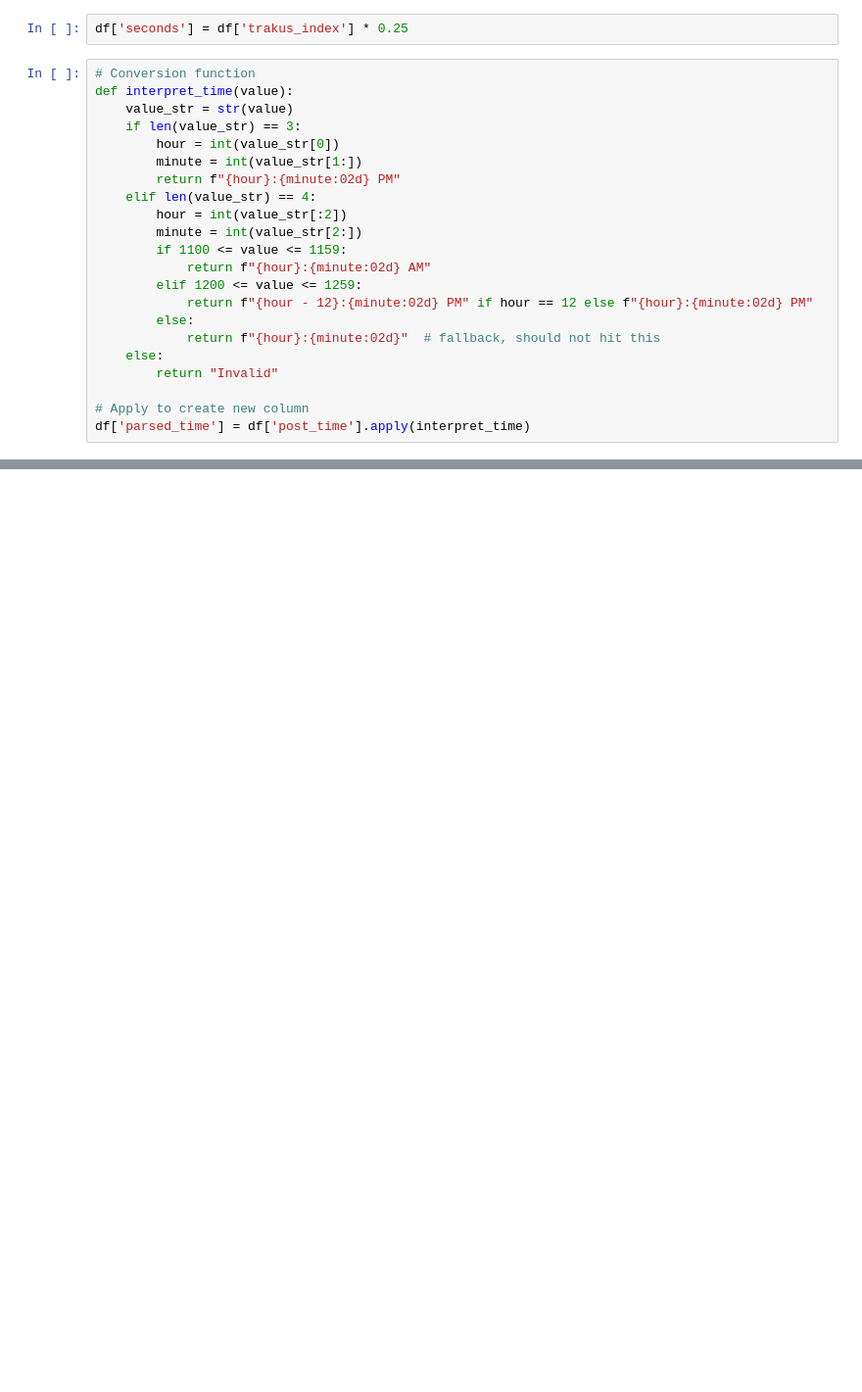
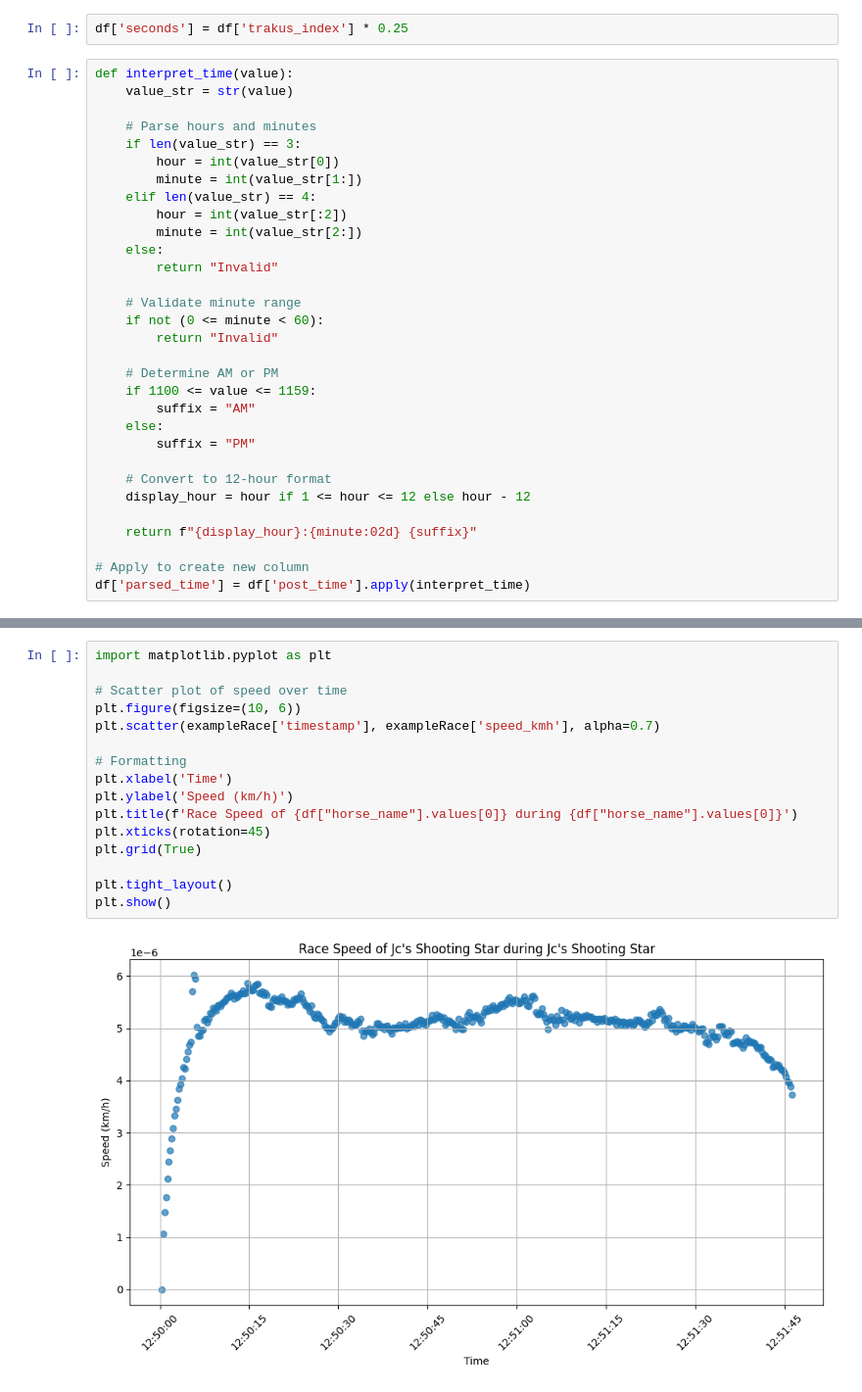
Before and after one commit to sajodajo/HorseRacing, a Jupyter notebook: notebooks/1_EDA_SJ.ipynb, the cells around one changed output, grey strips where cells are left out. Shown: that part at 98% size. Saved outputs shown, nothing was run; the diff lists cells and outputs as text; blank space fills up the shorter version.

```diff
--- a/notebooks/1_EDA_SJ.ipynb
+++ b/notebooks/1_EDA_SJ.ipynb
@@ -208,24 +148,33 @@ Name: rid, dtype: int64
 # %%
 df['seconds'] = df['trakus_index'] * 0.25
 # %%
-# Conversion function
 def interpret_time(value):
     value_str = str(value)
+
+    # Parse hours and minutes
     if len(value_str) == 3:
         hour = int(value_str[0])
         minute = int(value_str[1:])
-        return f"{hour}:{minute:02d} PM"
     elif len(value_str) == 4:
         hour = int(value_str[:2])
         minute = int(value_str[2:])
-        if 1100 <= value <= 1159:
-            return f"{hour}:{minute:02d} AM"
-        elif 1200 <= value <= 1259:
-            return f"{hour - 12}:{minute:02d} PM" if hour == 12 else f"{hour}:{minute:02d} PM"
-        else:
-            return f"{hour}:{minute:02d}"  # fallback, should not hit this
     else:
         return "Invalid"
 
+    # Validate minute range
+    if not (0 <= minute < 60):
+        return "Invalid"
+
+    # Determine AM or PM
+    if 1100 <= value <= 1159:
+        suffix = "AM"
+    else:
+        suffix = "PM"
+
+    # Convert to 12-hour format
+    display_hour = hour if 1 <= hour <= 12 else hour - 12
+
+    return f"{display_hour}:{minute:02d} {suffix}"
+
 # Apply to create new column
 df['parsed_time'] = df['post_time'].apply(interpret_time)
@@ -308,0 +271,18 @@ df[['post_time','timestamp']].sample(20)
+# %%
+import matplotlib.pyplot as plt
+
+# Scatter plot of speed over time
+plt.figure(figsize=(10, 6))
+plt.scatter(exampleRace['timestamp'], exampleRace['speed_kmh'], alpha=0.7)
+
+# Formatting
+plt.xlabel('Time')
+plt.ylabel('Speed (km/h)')
+plt.title(f'Race Speed of {df["horse_name"].values[0]} during {df["horse_name"].values[0]}')
+plt.xticks(rotation=45)
+plt.grid(True)
+
+plt.tight_layout()
+plt.show()
+# %% [output]
+[figure, added]
```
Also changed, not shown: parts of 16 cells of this notebook.
